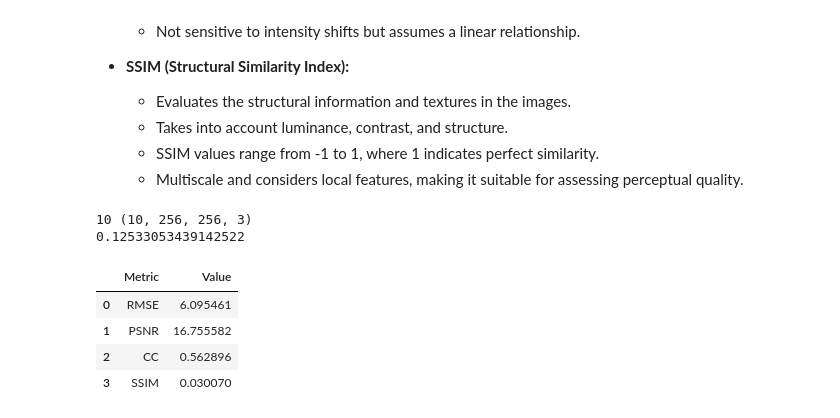
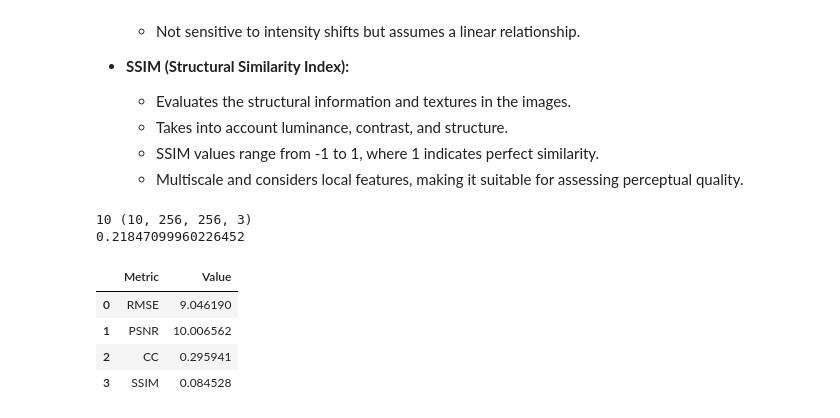
Before and after one commit to kbdharun/mini-project, a Jupyter notebook: Res-Pix2Pix/cyclone-res-pix2pix.ipynb, the cells around one changed output. Drawn from its saved outputs; the diff is of its cells as text; code cells hidden in the pictures.

```diff
--- a/Res-Pix2Pix/cyclone-res-pix2pix.ipynb
+++ b/Res-Pix2Pix/cyclone-res-pix2pix.ipynb
@@ -725,7 +885,7 @@ from numpy import savez_compressed
 import matplotlib.pyplot as plt
 
 # Dataset directory path
-directory = r'/home/kbdharunkrishna/Downloads/MP/TCIRRP/train0.01k'
+directory = r'/home/kbdharunkrishna/Downloads/mini-project/TCIRRP/test0.01k'
 
 # Get a list of all the file paths
 image_paths = [os.path.join(directory, img) for img in os.listdir(directory)]
@@ -916,52 +1076,112 @@ import numpy as np
 import pandas as pd
 
 def calculate_rmse(target, prediction):
+    """
+    Calculates the root mean squared error (RMSE) between the target and prediction arrays.
+
+    Parameters:
+    target (numpy.ndarray): The target array.
+    prediction (numpy.ndarray): The prediction array.
+
+    Returns:
+    float: The RMSE value.
+    """
     return np.sqrt(((prediction - target) ** 2).mean())
 
 def calculate_psnr(target, prediction):
+    """
+    Calculate the Peak Signal-to-Noise Ratio (PSNR) between the target and prediction images.
+
+    Parameters:
+    - target: numpy.ndarray
+        The target image.
+    - prediction: numpy.ndarray
+        The predicted image.
+
+    Returns:
+    - float
+        The PSNR value.
+    """
     return psnr(target, prediction, data_range=prediction.max() - prediction.min())
 
 def calculate_cc(target, prediction):
+    """
+    Calculate the Pearson correlation coefficient between the target and prediction arrays.
+
+    Parameters:
+    target (ndarray): The target array.
+    prediction (ndarray): The prediction array.
+
+    Returns:
+    float: The Pearson correlation coefficient.
+    """
     return pearsonr(target.flatten(), prediction.flatten())[0]
 
 def calculate_ssim(target, prediction):
+    """
+    Calculate the Structural Similarity Index (SSIM) between the target and prediction images.
+
+    Parameters:
+    target (ndarray): The target image.
+    prediction (ndarray): The predicted image.
+
+    Returns:
+    float: The SSIM value between the target and prediction images.
+    """
     # Use a smaller window size for SSIM calculation
     return ssim(target, prediction, win_size=3, multichannel=True, data_range=prediction.max() - prediction.min())
 
+# Convert the target data to a numpy array
 target = np.array(pmw)
+
+# Assign the model's predictions to a variable
 prediction = predict
+
+# Initialize variables for RMSE, PSNR, CC, and SSIM
 rmse=0
 psnrv=0
 cc=0
 ssimv=0
+
+# Get the number of samples in the target data
 n=len(target)
+
+# Print the number of samples and the shape of the prediction data
 print(n,prediction.shape)
+
+# Loop over each sample in the target and prediction data
 for i in range(n):
+    # Calculate and accumulate the RMSE, PSNR, CC, and SSIM for each sample
     rmse+= calculate_rmse(target[i], prediction[i])
     psnrv+= calculate_psnr(target[i], prediction[i])
     cc+= calculate_cc(target[i], prediction[i])
     ssimv+= calculate_ssim(target[i], prediction[i])
+
+# Calculate the average RMSE, PSNR, CC, and SSIM by dividing by the number of samples
 rmse=rmse/n
 psnrv=psnrv/n
 cc=cc/n
 ssimv=ssimv/n
+
+# Print the RMSE for the first sample in the target and prediction data
 print(calculate_rmse(target[0],prediction[0]))
+
 # Create a DataFrame to display the results
 df = pd.DataFrame({
     'Metric': ['RMSE', 'PSNR', 'CC', 'SSIM '],
     'Value': [np.sqrt(rmse*255), psnrv, cc, ssimv]
 })
 
 # Convert the DataFrame to HTML
 df_html = df.to_html()
 
 # Display the HTML
 display(HTML(df_html))
 # %% [output]
 10 (10, 256, 256, 3)
-0.12533053439142522
+0.21847099960226452
 |  | Metric | Value |
-| 0 | RMSE | 6.095461 |
-| 1 | PSNR | 16.755582 |
-| 2 | CC | 0.562896 |
-| 3 | SSIM | 0.030070 |
+| 0 | RMSE | 9.046190 |
+| 1 | PSNR | 10.006562 |
+| 2 | CC | 0.295941 |
+| 3 | SSIM | 0.084528 |
```
Also changed, not shown: parts of 20 cells of this notebook, 3 other files.
